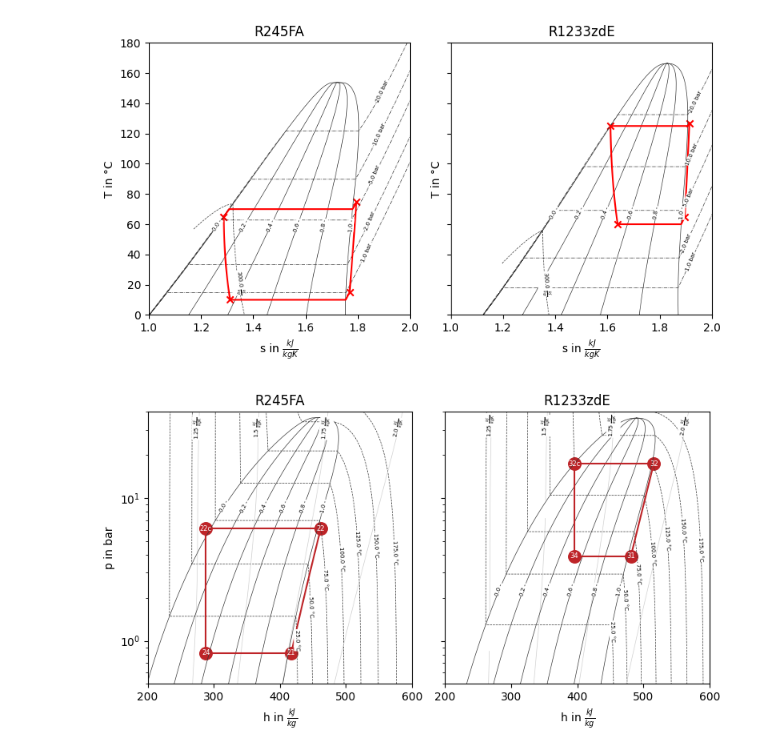
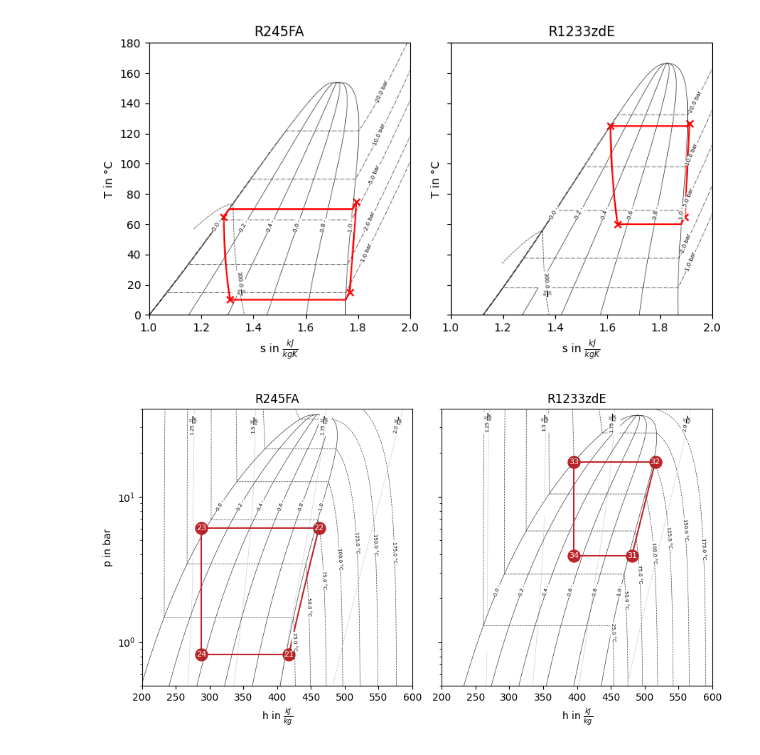
Before and after one commit to oemof/exerpy, a Jupyter notebook: examples/hightemp_hp/plots/cylce-diagrams.ipynb, the cells around one changed output. Cells and saved outputs as stored; diff of their text form; code cells hidden in the pictures.

```diff
--- a/examples/hightemp_hp/plots/cylce-diagrams.ipynb
+++ b/examples/hightemp_hp/plots/cylce-diagrams.ipynb
@@ -29,14 +29,14 @@ c12 = Connection(air_hx, "out1", air_out, "in1", label="12")
 
 c21 = Connection(air_hx, "out2", comp1, "in1", label="21")
 c22 = Connection(comp1, "out1", ihx, "in1", label="22")
-c22c = Connection(ihx, "out1", cc1, "in1", label="22c")
-c23 = Connection(cc1, "out1", valve1, "in1", label="23")
+c22c = Connection(ihx, "out1", cc1, "in1", label="23")
+c23 = Connection(cc1, "out1", valve1, "in1", label="23c")
 c24 = Connection(valve1, "out1", air_hx, "in2", label="24")
 
 c31 = Connection(ihx, "out2", comp2, "in1", label="31")
 c32 = Connection(comp2, "out1", steam_gen, "in1", label="32")
-c32c = Connection(steam_gen, "out1", cc2, "in1", label="32c")
-c33 = Connection(cc2, "out1", valve2, "in1", label="33")
+c32c = Connection(steam_gen, "out1", cc2, "in1", label="33")
+c33 = Connection(cc2, "out1", valve2, "in1", label="33c")
 c34 = Connection(valve2, "out1", ihx, "in2", label="34")
 
 c41 = Connection(water_in, "out1", steam_gen, "in2", label="41")
@@ -227,7 +227,7 @@ fig.savefig("Ts.svg")
 # %% [output]
 [figure]
 # %%
-fig, ax = plt.subplots(1, 2, sharey=True, figsize=(8, 4.5))
+fig, ax = plt.subplots(1, 2, sharey=True, figsize=(9, 5))
 
 R245fa.draw_isolines(
     fig, ax[0], "logph", 200, 600, 5e-1, 4e1,
@@ -242,38 +242,38 @@ R245fa.draw_isolines(
 # TU Berlin red
 for label, process in processes["R245FA"].items():
     ax[0].plot(process["h"], process["p"], color="#be2428")
-    ax[0].scatter(process["h"][-1], process["p"][-1], color="#be2428", s=125)
+    ax[0].scatter(process["h"][-1], process["p"][-1], color="#be2428", s=150)
     ax[0].annotate(
         f'{points["R245FA"][label]}',
         (process["h"][-1], process["p"][-1]),
-        ha='center', va='center', color='w', fontsize=6
+        ha='center', va='center', color='w', fontsize=8
         )
 
 R1233zdE.draw_isolines(
     fig, ax[1], "logph", 200, 600, 5e-1, 4e1,
     isoline_data={
         "Q": {"values": np.array([0.0, 0.2, 0.4, 0.6, 0.8, 1.0]), "label_position": 0.15},
         "v": {"values": np.array([])},
         "T": {"values": np.arange(25.0, 176.0, 25.0), "label_position": 0.4},
         "s": {"values": np.array([1.25, 1.5, 1.75, 2.0]), "label_position": 0.7}
     }
 )
 
 for label, process in processes["R1233zdE"].items():
     ax[1].plot(process["h"], process["p"], color="#be2428")
-    ax[1].scatter(process["h"][-1], process["p"][-1], color="#be2428", s=125)
+    ax[1].scatter(process["h"][-1], process["p"][-1], color="#be2428", s=150)
     ax[1].annotate(
         f'{points["R1233zdE"][label]}',
         (process["h"][-1], process["p"][-1]),
-        ha='center', va='center', color='w', fontsize=6
+        ha='center', va='center', color='w', fontsize=8
         )
 
 ax[0].set_title("R245FA")
 ax[1].set_title("R1233zdE")
 
 ax[1].set_ylabel(None)
 
 plt.tight_layout()
 fig.savefig("logph.svg")
 # %% [output]
-[figure, old version]
+[figure, new version]
```
Also changed, not shown: parts of 1 cell of this notebook, 4 other files.
